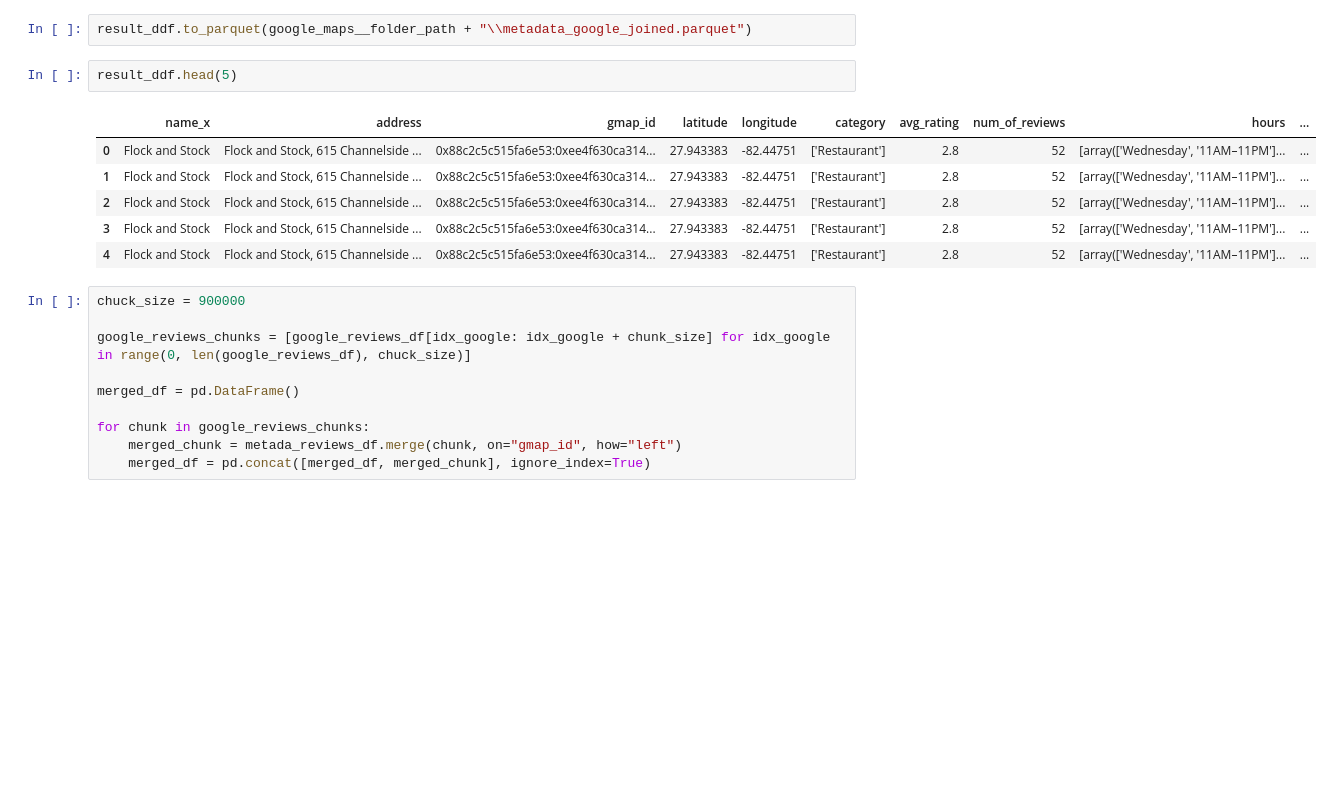
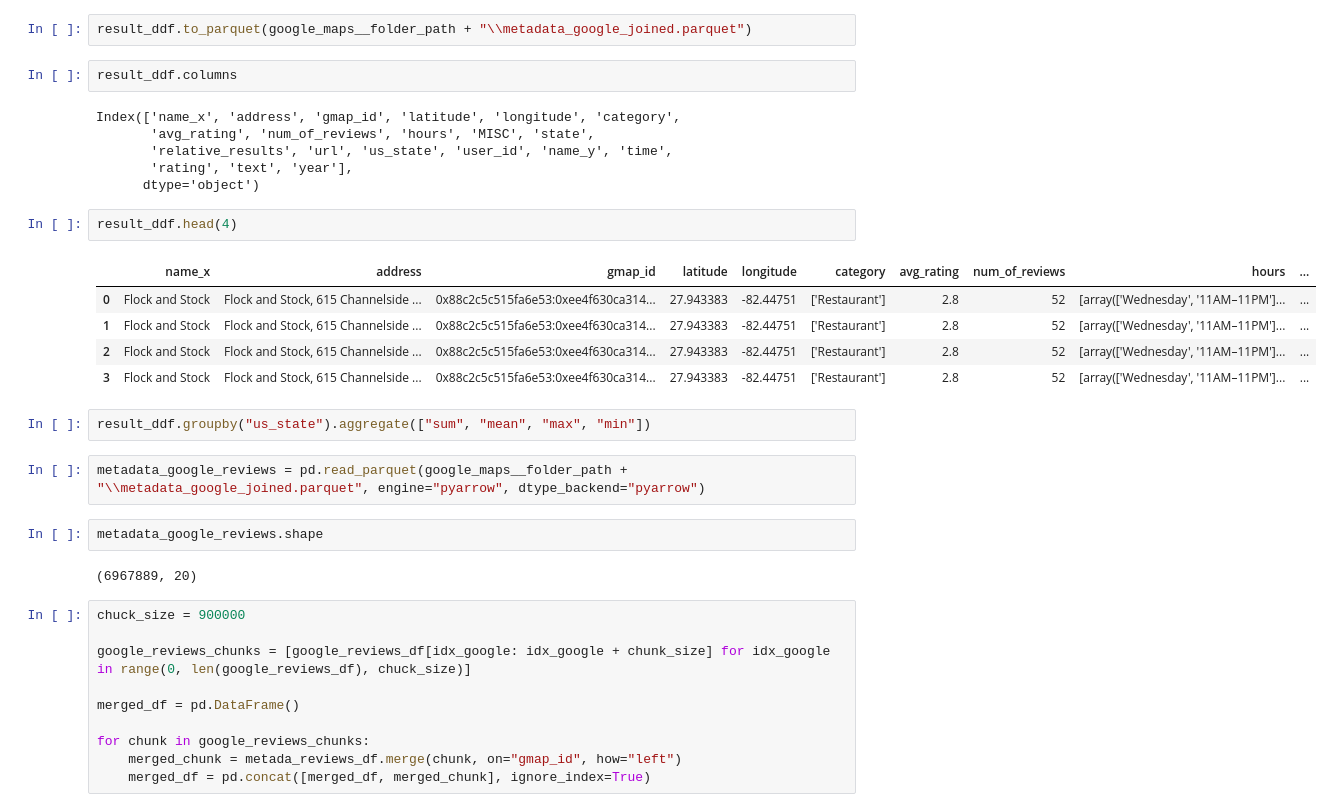
Before and after one commit to melodiromero/Google-Yelp, a Jupyter notebook: Sprint-1/Yelp/etl_eda.ipynb, the cells around one changed output. Drawn from its saved outputs; the diff is of its cells as text; blank space fills up the shorter version.

Commit message:
tabla madre creada. leible con pandas con backend pyarrow

```diff
--- a/Sprint-1/Yelp/etl_eda.ipynb
+++ b/Sprint-1/Yelp/etl_eda.ipynb
@@ -525,15 +523,30 @@ result_ddf = metadata_left_ddf.merge(google_reviews_right_ddf, on="gmap_id", how
 result_ddf = result_ddf.compute()
 # %%
 result_ddf.to_parquet(google_maps__folder_path + "\\metadata_google_joined.parquet")
+# %%
+result_ddf.columns
+# %% [output]
+Index(['name_x', 'address', 'gmap_id', 'latitude', 'longitude', 'category',
+       'avg_rating', 'num_of_reviews', 'hours', 'MISC', 'state',
+       'relative_results', 'url', 'us_state', 'user_id', 'name_y', 'time',
+       'rating', 'text', 'year'],
+      dtype='object')
 # %%
-result_ddf.head(5)
+result_ddf.head(4)
 # %% [output]
 |  | name_x | address | gmap_id | latitude | longitude | category | avg_rating | num_of_reviews | hours | ... |
 | 0 | Flock and Stock | Flock and Stock, 615 Channelside ... | 0x88c2c5c515fa6e53:0xee4f630ca314... | 27.943383 | -82.44751 | ['Restaurant'] | 2.8 | 52 | [array(['Wednesday', '11AM–11PM']... | ... |
 | 1 | Flock and Stock | Flock and Stock, 615 Channelside ... | 0x88c2c5c515fa6e53:0xee4f630ca314... | 27.943383 | -82.44751 | ['Restaurant'] | 2.8 | 52 | [array(['Wednesday', '11AM–11PM']... | ... |
 | 2 | Flock and Stock | Flock and Stock, 615 Channelside ... | 0x88c2c5c515fa6e53:0xee4f630ca314... | 27.943383 | -82.44751 | ['Restaurant'] | 2.8 | 52 | [array(['Wednesday', '11AM–11PM']... | ... |
 | 3 | Flock and Stock | Flock and Stock, 615 Channelside ... | 0x88c2c5c515fa6e53:0xee4f630ca314... | 27.943383 | -82.44751 | ['Restaurant'] | 2.8 | 52 | [array(['Wednesday', '11AM–11PM']... | ... |
-| 4 | Flock and Stock | Flock and Stock, 615 Channelside ... | 0x88c2c5c515fa6e53:0xee4f630ca314... | 27.943383 | -82.44751 | ['Restaurant'] | 2.8 | 52 | [array(['Wednesday', '11AM–11PM']... | ... |
+# %%
+result_ddf.groupby("us_state").aggregate(["sum", "mean", "max", "min"])
+# %%
+metadata_google_reviews = pd.read_parquet(google_maps__folder_path + "\\metadata_google_joined.parquet", engine="pyarrow", dtype_backend="pyarrow")
+# %%
+metadata_google_reviews.shape
+# %% [output]
+(6967889, 20)
 # %%
 chuck_size = 900000
 
```
Also changed, not shown: parts of 1 cell of this notebook.
